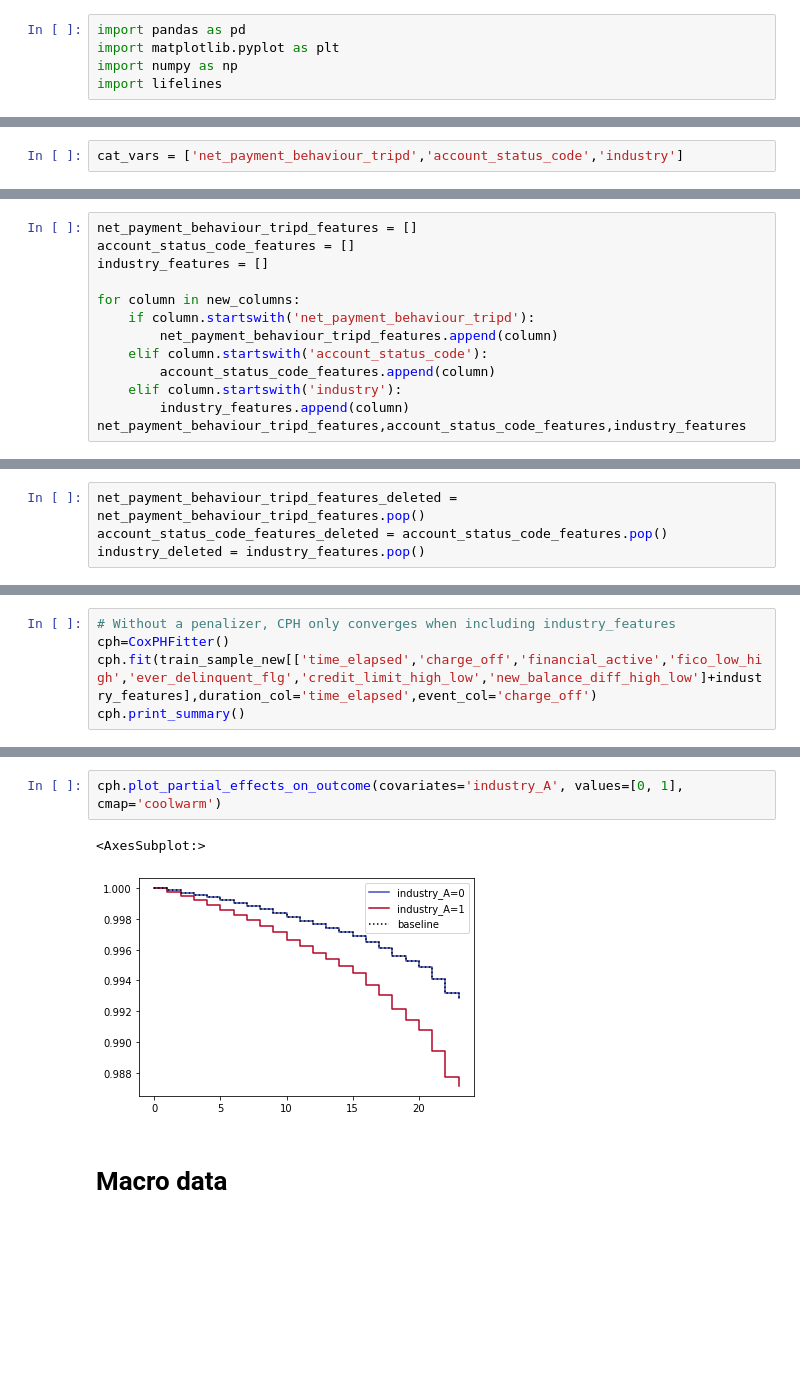
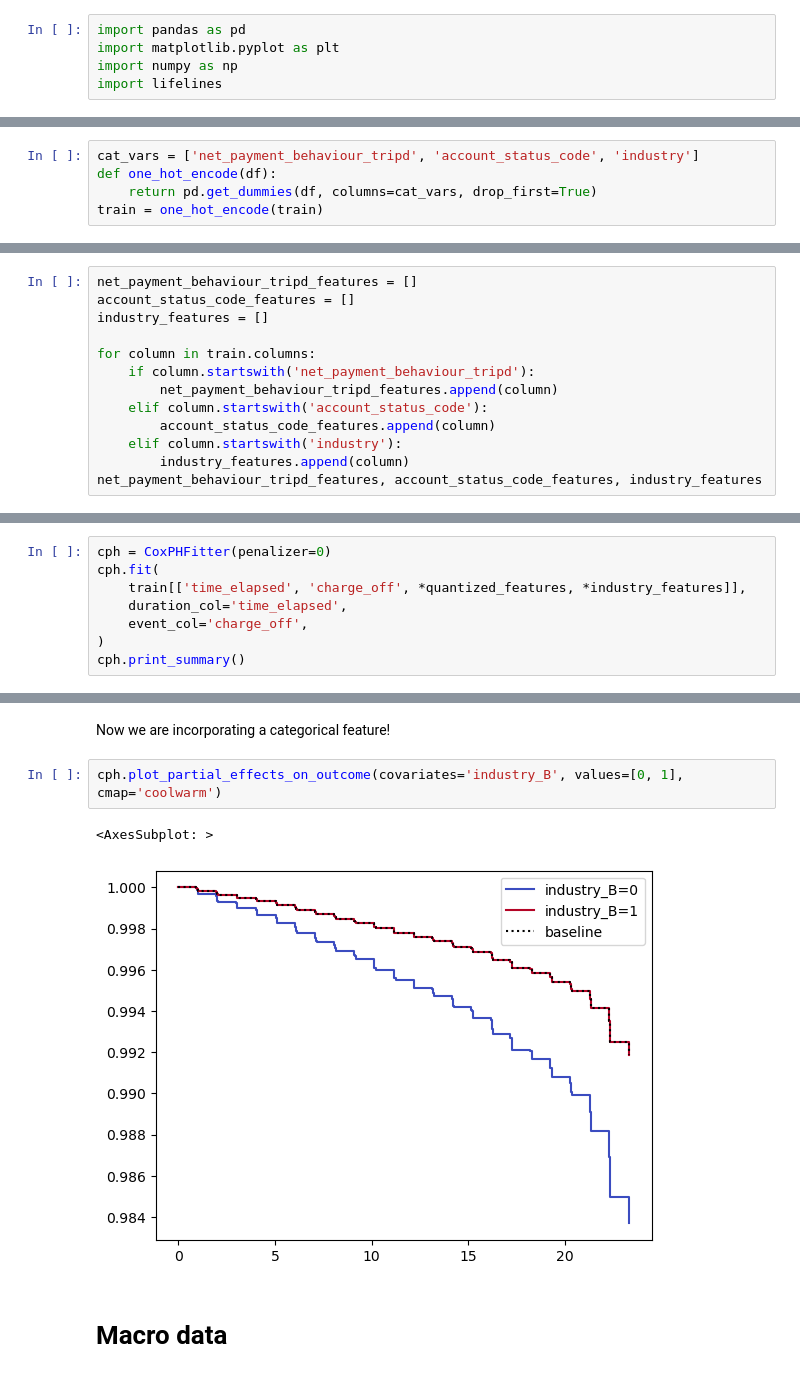
Before and after one commit to jackiec1998/uiuc-datathon-2023, a Jupyter notebook: survival_numerical_cat_macro.ipynb, the cells around one changed output, grey strips where cells are left out. Drawn from its saved outputs; the diff is of its cells as text; blank space fills up the shorter version.

```diff
--- a/survival_numerical_cat_macro.ipynb
+++ b/survival_numerical_cat_macro.ipynb
@@ -249,2 +282,5 @@ cph.plot_partial_effects_on_outcome(covariates='fico_low_high', values=[0, 1], c
 # %%
-cat_vars = ['net_payment_behaviour_tripd','account_status_code','industry']
+cat_vars = ['net_payment_behaviour_tripd', 'account_status_code', 'industry']
+def one_hot_encode(df):
+    return pd.get_dummies(df, columns=cat_vars, drop_first=True)
+train = one_hot_encode(train)
@@ -264,12 +289,12 @@ net_payment_behaviour_tripd_features = []
 account_status_code_features = []
 industry_features = []
 
-for column in new_columns:
+for column in train.columns:
     if column.startswith('net_payment_behaviour_tripd'):
         net_payment_behaviour_tripd_features.append(column)
     elif column.startswith('account_status_code'):
         account_status_code_features.append(column)
     elif column.startswith('industry'):
         industry_features.append(column)
-net_payment_behaviour_tripd_features,account_status_code_features,industry_features
+net_payment_behaviour_tripd_features, account_status_code_features, industry_features
 # %% [output]
@@ -292,4 +314,0 @@ net_payment_behaviour_tripd_features,account_status_code_features,industry_featu
-# %%
-net_payment_behaviour_tripd_features_deleted = net_payment_behaviour_tripd_features.pop()
-account_status_code_features_deleted = account_status_code_features.pop()
-industry_deleted = industry_features.pop()
@@ -313,7 +315,10 @@ net_payment_behaviour_tripd_features,account_status_code_features,industry_featu
 # %%
-# Without a penalizer, CPH only converges when including industry_features
-cph=CoxPHFitter()
-cph.fit(train_sample_new[['time_elapsed','charge_off','financial_active','fico_low_high','ever_delinquent_flg','credit_limit_high_low','new_balance_diff_high_low']+industry_features],duration_col='time_elapsed',event_col='charge_off')
+cph = CoxPHFitter(penalizer=0)
+cph.fit(
+    train[['time_elapsed', 'charge_off', *quantized_features, *industry_features]],
+    duration_col='time_elapsed',
+    event_col='charge_off',
+)
 cph.print_summary()
 # %% [output]
 | model | lifelines.CoxPHFitter |
@@ -344,8 +349,10 @@ cph.plot()
+# %% [markdown]
+Now we are incorporating a categorical feature!
 # %%
-cph.plot_partial_effects_on_outcome(covariates='industry_A', values=[0, 1], cmap='coolwarm')
+cph.plot_partial_effects_on_outcome(covariates='industry_B', values=[0, 1], cmap='coolwarm')
 # %% [output]
-<AxesSubplot:>
+<AxesSubplot: >
-[figure, old version]
+[figure, new version]
 # %% [markdown]
 # Macro data
 # %%
```
Also changed, not shown: parts of 100 cells of this notebook, 1 other file.
